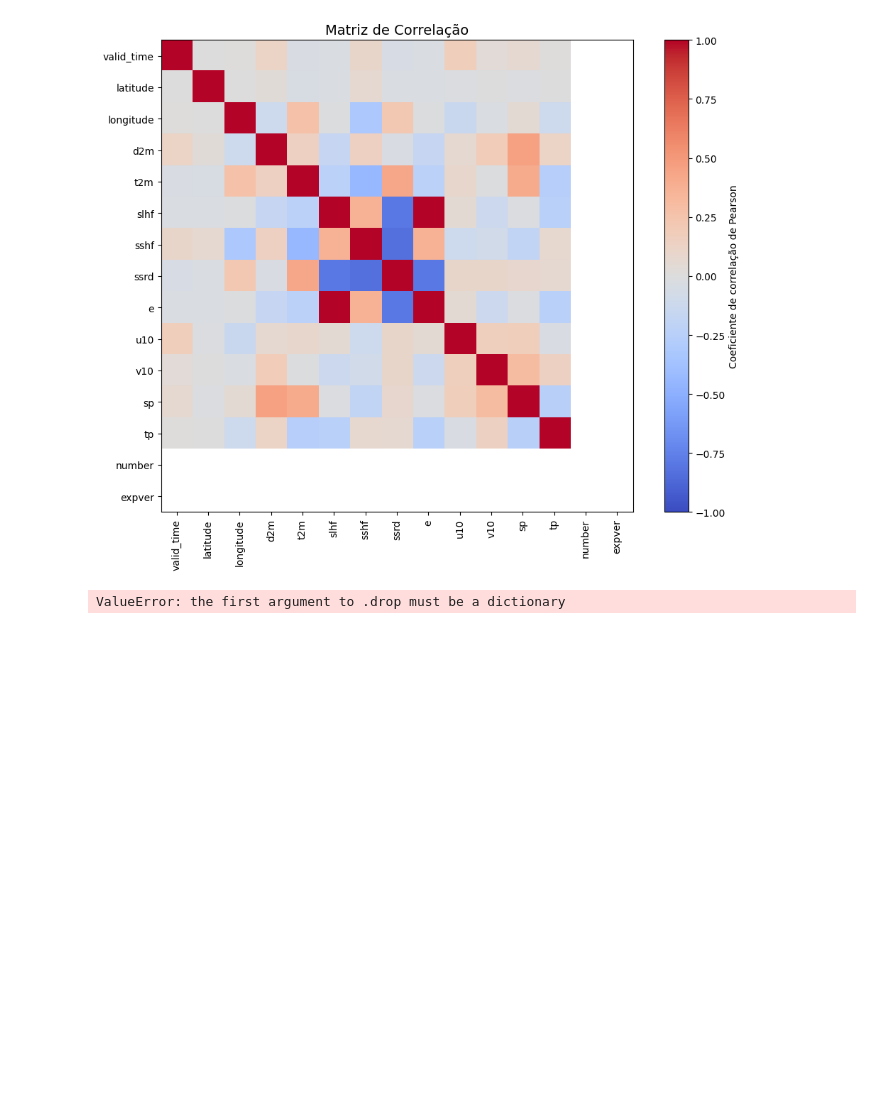
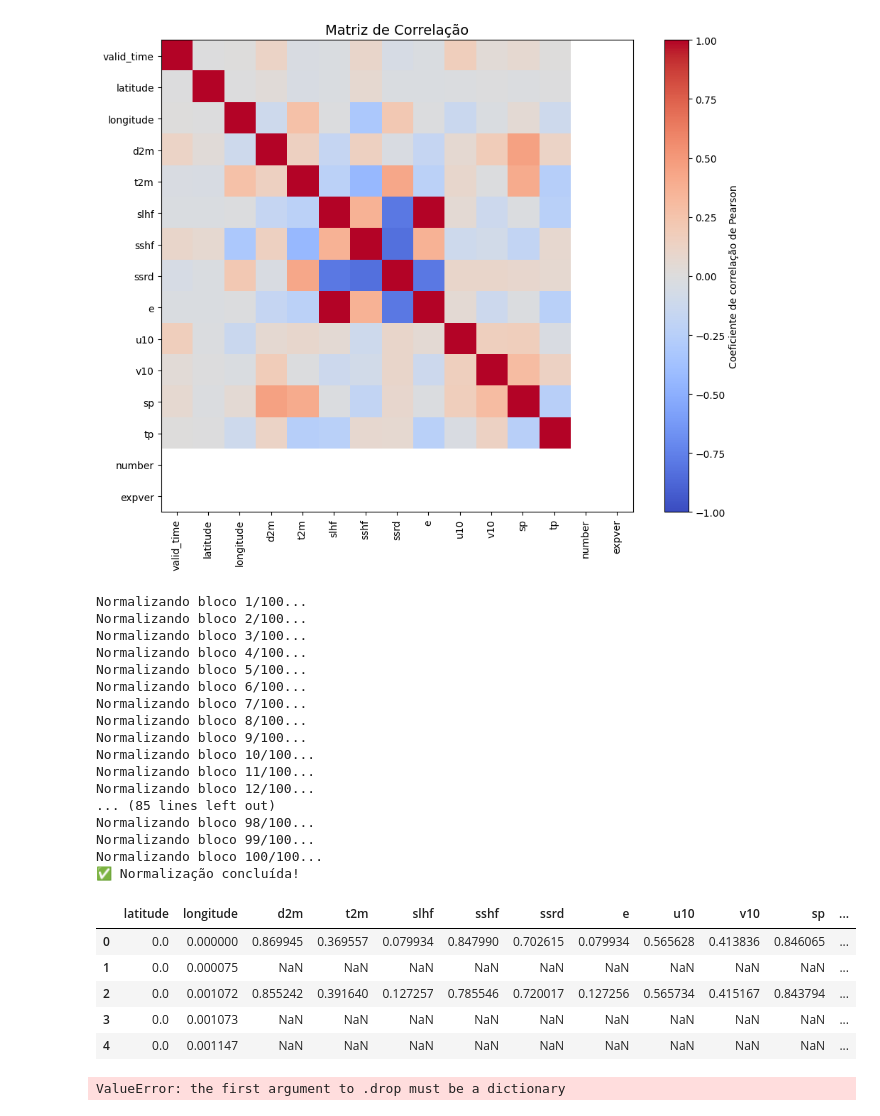
Before and after one commit to Alilson2/Projeto_IA, a Jupyter notebook: Projeto_IA.ipynb, the cells around one changed output. Drawn from its saved outputs; the diff is of its cells as text; code cells hidden in the pictures; blank space fills up the shorter version.

```diff
--- a/Projeto_IA.ipynb
+++ b/Projeto_IA.ipynb
@@ -219,6 +208,60 @@ plt.tight_layout()
 plt.show()
 # %% [output]
 [figure]
+# %%
+from sklearn.preprocessing import MinMaxScaler
+from sklearn.model_selection import KFold
+import numpy as np
+
+# Separa features e alvo
+X = df_panda.drop(['tp','valid_time', 'expver'], axis=1)
+y = df_panda['tp']
+
+sample_frac = 0.01  # you can adjust between 0.005 and 0.05 depending on the size
+sample = X.sample(frac=sample_frac, random_state=42) # Sample from X after dropping columns
+
+# Ajusta o scaler apenas na amostra ---
+scaler = MinMaxScaler()
+scaler.fit(sample)
+
+# Divide o dataset em blocos e normaliza incrementalmente ---
+num_chunks = 100  # number of parts (adjust according to RAM)
+X_scaled_chunks = []  # list to store partial results
+
+for i, chunk in enumerate(np.array_split(X, num_chunks)): # Split X, not df_pandaComo lidar com dados Man
+    X_scaled_chunk = scaler.transform(chunk)
+    X_scaled_chunks.append(X_scaled_chunk)
+
+# --- 4️⃣ Reconstruct the complete scaled DataFrame ---
+X_scaled = np.vstack(X_scaled_chunks)
+X_scaled = pd.DataFrame(X_scaled, columns=X.columns)
+
+print("Normalização concluída!")
+X_scaled.head()
+# %% [output]
+Normalizando bloco 1/100...
+Normalizando bloco 2/100...
+Normalizando bloco 3/100...
+Normalizando bloco 4/100...
+Normalizando bloco 5/100...
+Normalizando bloco 6/100...
+Normalizando bloco 7/100...
+Normalizando bloco 8/100...
+Normalizando bloco 9/100...
+Normalizando bloco 10/100...
+Normalizando bloco 11/100...
+Normalizando bloco 12/100...
+... (85 lines left out)
+Normalizando bloco 98/100...
+Normalizando bloco 99/100...
+Normalizando bloco 100/100...
+✅ Normalização concluída!
+|  | latitude | longitude | d2m | t2m | slhf | sshf | ssrd | e | u10 | v10 | sp | ... |
+| 0 | 0.0 | 0.000000 | 0.869945 | 0.369557 | 0.079934 | 0.847990 | 0.702615 | 0.079934 | 0.565628 | 0.413836 | 0.846065 | ... |
+| 1 | 0.0 | 0.000075 | NaN | NaN | NaN | NaN | NaN | NaN | NaN | NaN | NaN | ... |
+| 2 | 0.0 | 0.001072 | 0.855242 | 0.391640 | 0.127257 | 0.785546 | 0.720017 | 0.127256 | 0.565734 | 0.415167 | 0.843794 | ... |
+| 3 | 0.0 | 0.001073 | NaN | NaN | NaN | NaN | NaN | NaN | NaN | NaN | NaN | ... |
+| 4 | 0.0 | 0.001147 | NaN | NaN | NaN | NaN | NaN | NaN | NaN | NaN | NaN | ... |
 # %%
 from sklearn.model_selection import KFold
 from sklearn.preprocessing import MinMaxScaler
```
Also changed, not shown: parts of 1 cell of this notebook.
